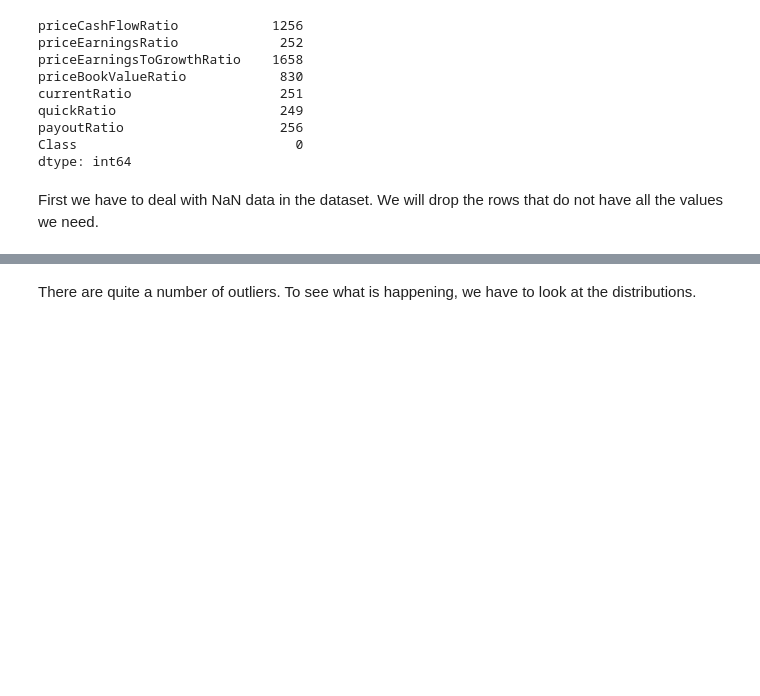
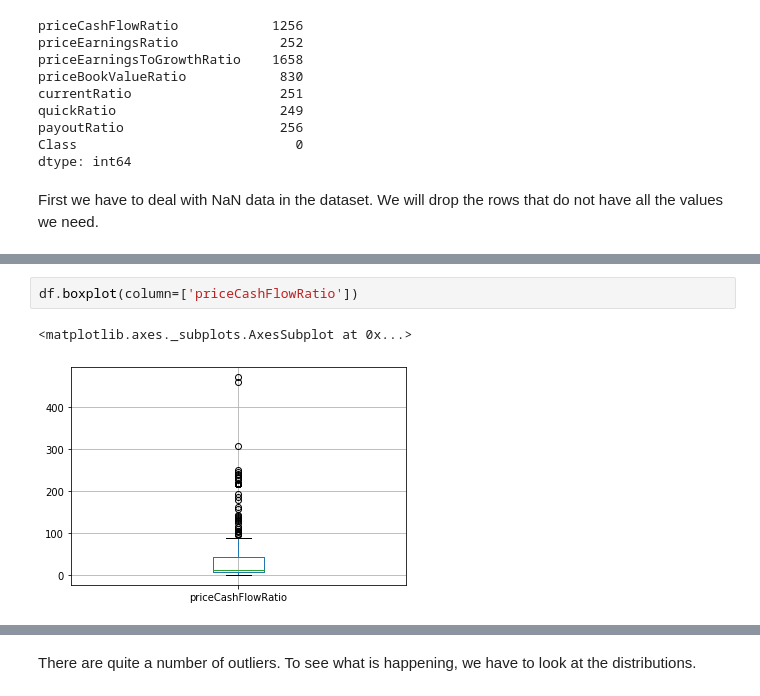
Before and after one commit to WafflesAreFriends/CPSC-4310-Stocks, a Jupyter notebook: DAP2/data_cleaning.ipynb, the cells around one changed output, grey strips where cells are left out. Cells and saved outputs as stored; diff of their text form; blank space fills up the shorter version.

```diff
--- a/DAP2/data_cleaning.ipynb
+++ b/DAP2/data_cleaning.ipynb
@@ -120,0 +118,5 @@ df.describe()
+# %%
+df.boxplot(column=['priceCashFlowRatio'])
+# %% [output]
+<matplotlib.axes._subplots.AxesSubplot at 0x...>
+[figure, added]
```
Also changed, not shown: parts of 14 cells of this notebook, 2 other files.
